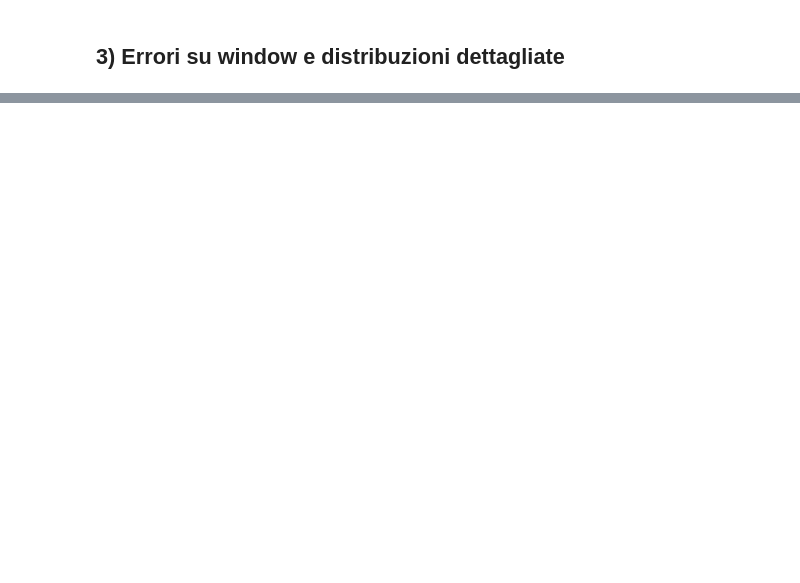
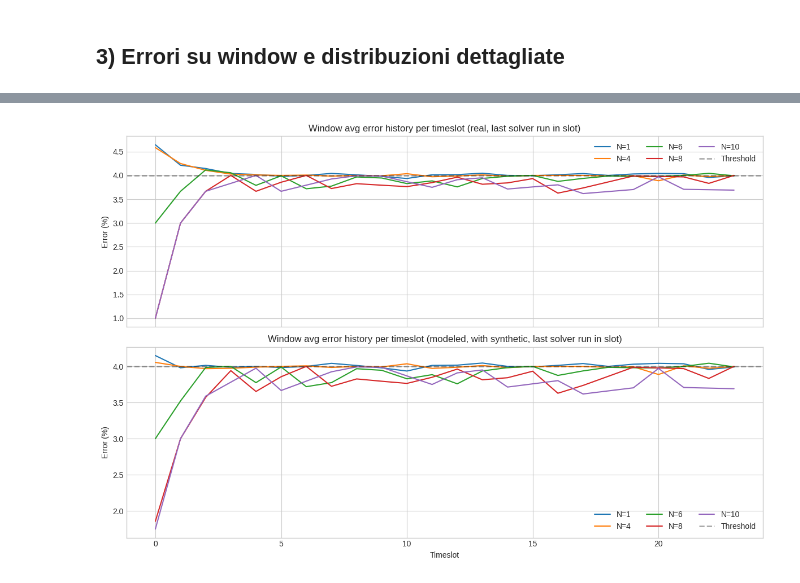
Before and after one commit to frenzis01/carbonshift, a Jupyter notebook: online2/notebooks/nshift_speed_analysis.ipynb, the cells around one changed output, grey strips where cells are left out. Saved outputs shown, nothing was run; the diff lists cells and outputs as text; code cells hidden in the pictures; blank space fills up the shorter version.

```diff
--- a/online2/notebooks/nshift_speed_analysis.ipynb
+++ b/online2/notebooks/nshift_speed_analysis.ipynb
@@ -352,3 +365,36 @@ plt.tight_layout()
+# %%
+fig, axes = plt.subplots(2, 1, figsize=(12, 8), sharex=True)
+
+for n in summary_df["batch_size"].tolist():
+    # Reuse the same run-history reconstruction used by the global-error chart.
+    # Each point is the LAST solver execution observed for that timeslot.
+    hist = _history_last_run_per_slot(
+        per_request_by_n[n].copy(),
+        batch_timings_by_n[n].copy(),
+        scenario,
+        total_slots,
+    )
+
+    if hist.empty:
+        continue
+    axes[0].plot(hist["timeslot"], hist["avg_real"], label=f"N={n}")
+    axes[1].plot(hist["timeslot"], hist["avg_modeled"], label=f"N={n}")
+
+axes[0].axhline(threshold, linestyle="--", linewidth=1.8, color="black", alpha=0.35, label="Threshold")
+axes[1].axhline(threshold, linestyle="--", linewidth=1.8, color="black", alpha=0.35, label="Threshold")
+
+axes[0].set_ylabel("Error (%)")
+axes[0].set_title("Window avg error history per timeslot (real, last solver run in slot)")
+axes[0].legend(ncol=3)
+
+axes[1].set_xlabel("Timeslot")
+axes[1].set_ylabel("Error (%)")
+axes[1].set_title("Window avg error history per timeslot (modeled, with synthetic, last solver run in slot)")
+axes[1].legend(ncol=3)
+
+plt.tight_layout()
+# %% [output]
+[figure, added]
 # %%
 fig, ax = plt.subplots(figsize=(12, 5))
 
```
Also changed, not shown: parts of 11 cells of this notebook, 9 other files.
